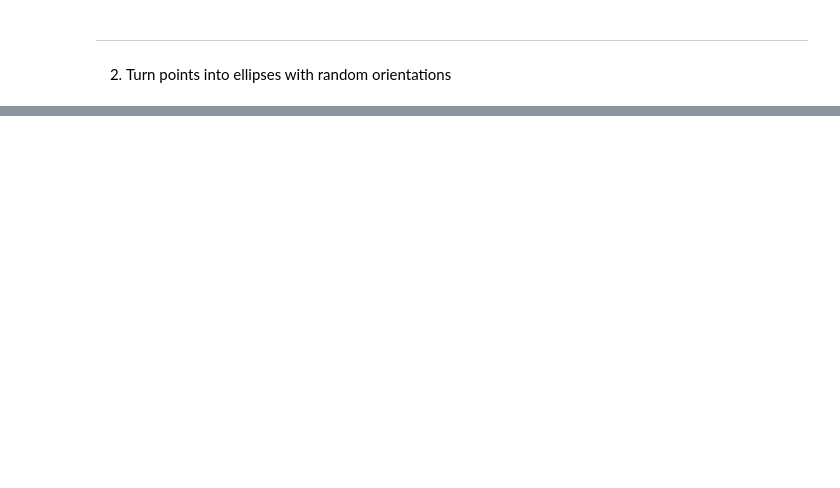
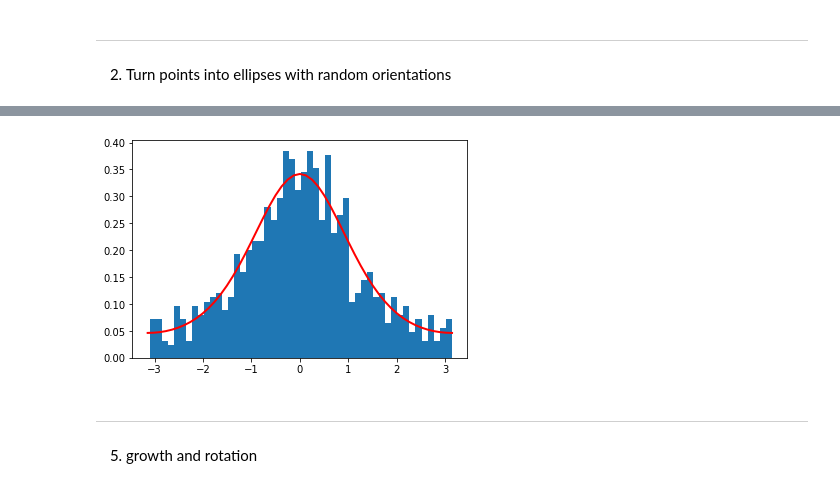
Before and after one commit to tinaaah/magistrska, a Jupyter notebook: test.ipynb, the cells around one changed output, grey strips where cells are left out. Drawn from its saved outputs; the diff is of its cells as text; code cells hidden in the pictures; blank space fills up the shorter version.

```diff
--- a/test.ipynb
+++ b/test.ipynb
@@ -130,0 +134,15 @@ ___
+# %%
+mu, kappa = 0.0, 1        # mean and dispersion
+s = np.random.vonmises(mu, kappa, 1000)
+# %%
+from scipy.special import i0
+plt.hist(s, 50, density=True)
+x = np.linspace(-math.pi, math.pi, num=51)
+y = np.exp(kappa*np.cos(x-mu))/(2*np.pi*i0(kappa))
+plt.plot(x, y, linewidth=2, color='r')
+plt.show()
+# %% [output]
+[figure, added]
+# %% [markdown]
+___
+5. growth and rotation
```
Also changed, not shown: parts of 19 cells of this notebook, 1 other file.
